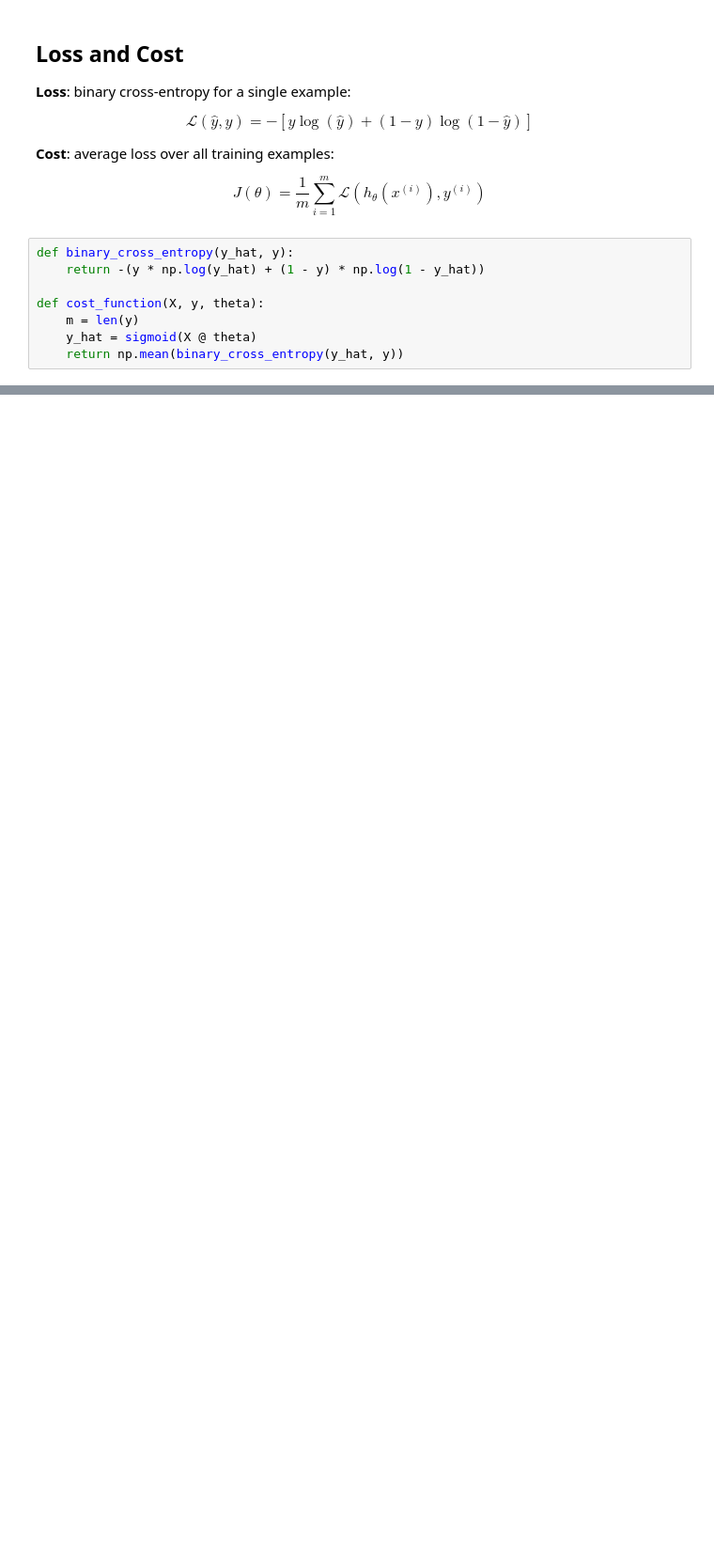
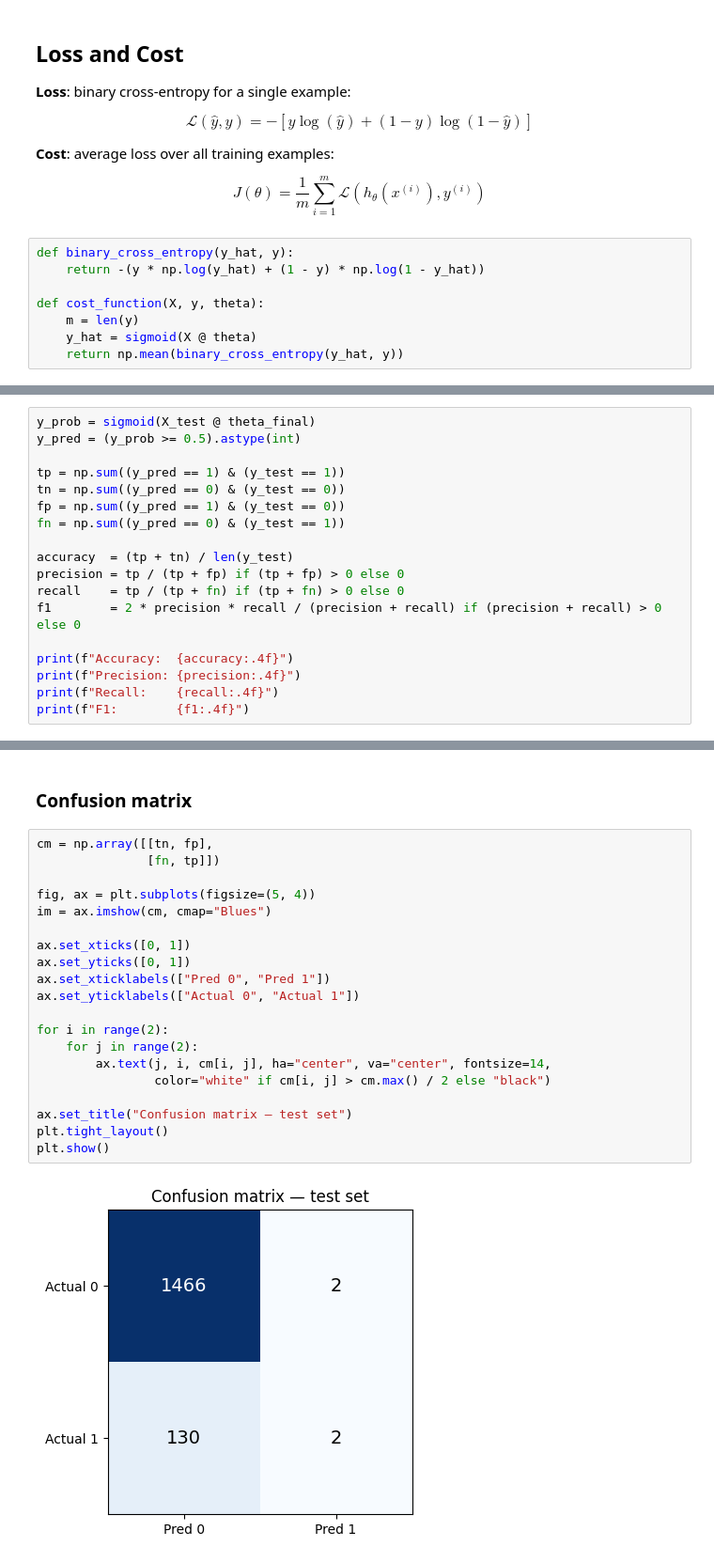
Before and after one commit to FacundoBerthet/CS299-stanford-2018-autumn, a Jupyter notebook: models/03_logistic_regression.ipynb, the cells around one changed output, grey strips where cells are left out. Shown at 94% size. Saved outputs shown, nothing was run; the diff lists cells and outputs as text; blank space fills up the shorter version.

```diff
--- a/models/03_logistic_regression.ipynb
+++ b/models/03_logistic_regression.ipynb
@@ -230,0 +336,18 @@ def cost_function(X, y, theta):
+# %%
+y_prob = sigmoid(X_test @ theta_final)
+y_pred = (y_prob >= 0.5).astype(int)
+
+tp = np.sum((y_pred == 1) & (y_test == 1))
+tn = np.sum((y_pred == 0) & (y_test == 0))
+fp = np.sum((y_pred == 1) & (y_test == 0))
+fn = np.sum((y_pred == 0) & (y_test == 1))
+
+accuracy  = (tp + tn) / len(y_test)
+precision = tp / (tp + fp) if (tp + fp) > 0 else 0
+recall    = tp / (tp + fn) if (tp + fn) > 0 else 0
+f1        = 2 * precision * recall / (precision + recall) if (precision + recall) > 0 else 0
+
+print(f"Accuracy:  {accuracy:.4f}")
+print(f"Precision: {precision:.4f}")
+print(f"Recall:    {recall:.4f}")
+print(f"F1:        {f1:.4f}")
@@ -230,0 +359,24 @@ def cost_function(X, y, theta):
+# %% [markdown]
+### Confusion matrix
+# %%
+cm = np.array([[tn, fp],
+               [fn, tp]])
+
+fig, ax = plt.subplots(figsize=(5, 4))
+im = ax.imshow(cm, cmap="Blues")
+
+ax.set_xticks([0, 1])
+ax.set_yticks([0, 1])
+ax.set_xticklabels(["Pred 0", "Pred 1"])
+ax.set_yticklabels(["Actual 0", "Actual 1"])
+
+for i in range(2):
+    for j in range(2):
+        ax.text(j, i, cm[i, j], ha="center", va="center", fontsize=14,
+                color="white" if cm[i, j] > cm.max() / 2 else "black")
+
+ax.set_title("Confusion matrix — test set")
+plt.tight_layout()
+plt.show()
+# %% [output]
+[figure, added]
```
Also changed, not shown: parts of 10 cells of this notebook.
